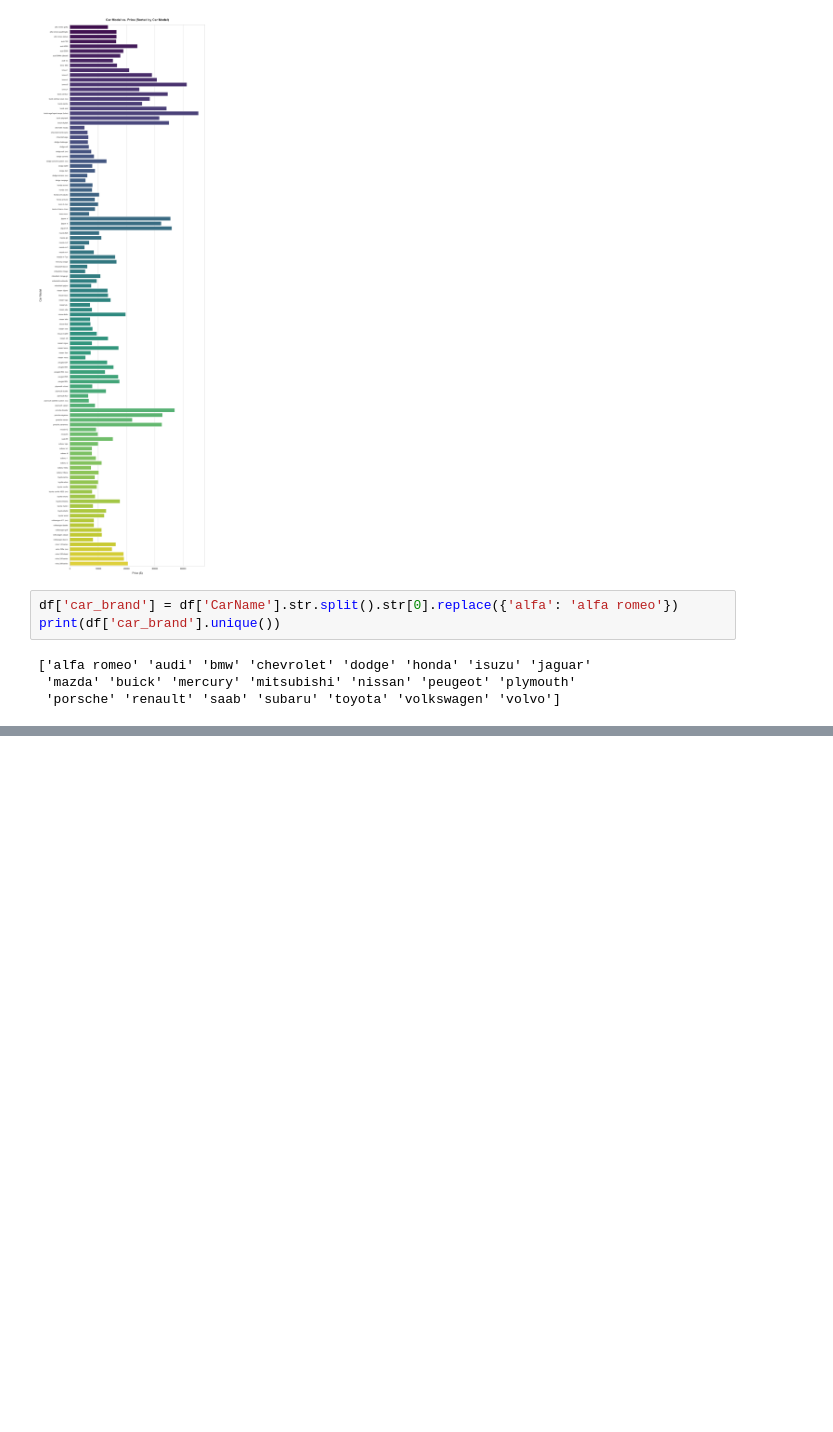
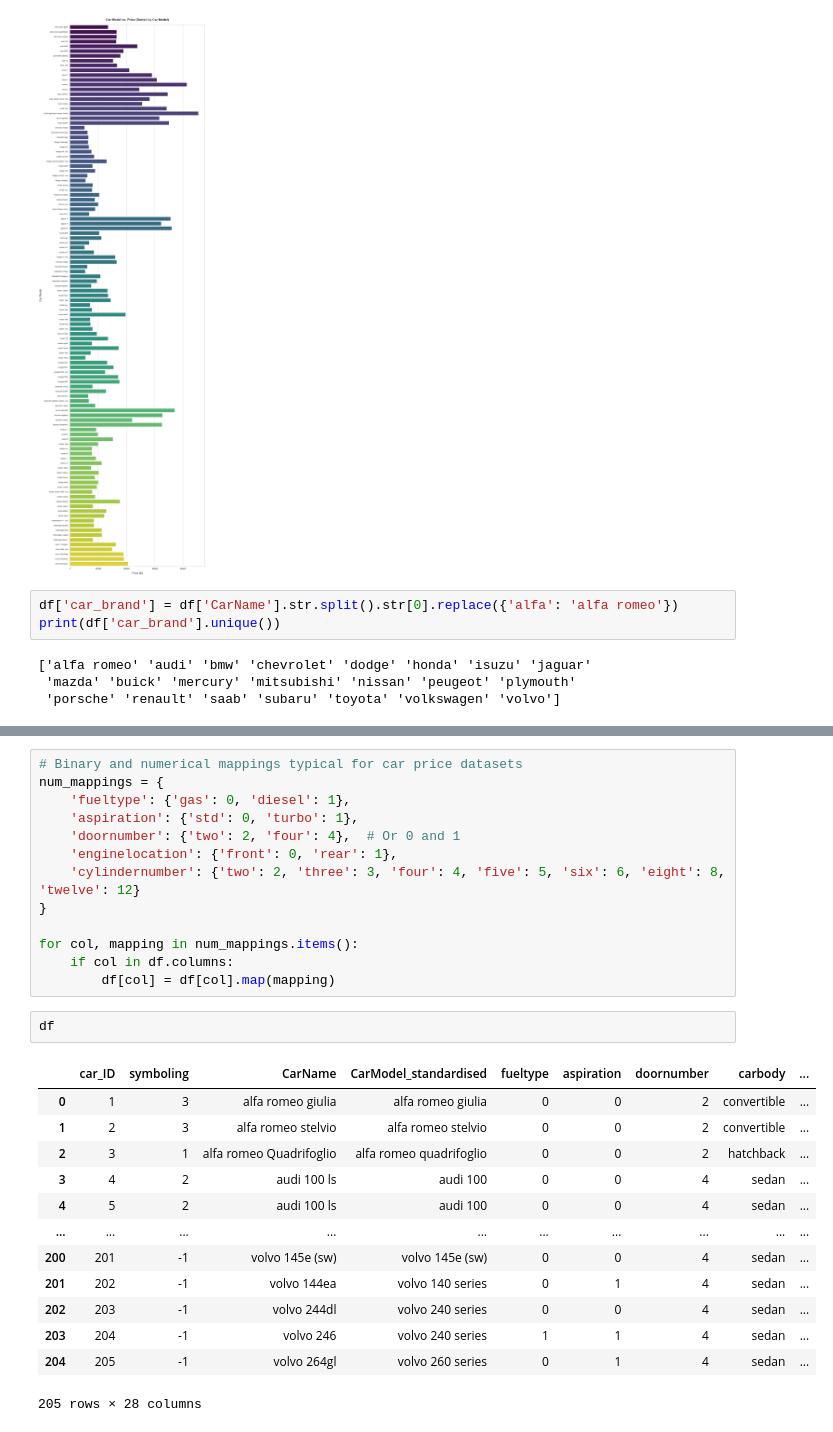
Before and after one commit to phonemes-and-speech-entrainment/Car_feature_price_analysis, a Jupyter notebook: jupyter_notebooks/car_price_etl_draft.ipynb, the cells around one changed output, grey strips where cells are left out. Saved outputs shown, nothing was run; the diff lists cells and outputs as text; blank space fills up the shorter version.

```diff
--- a/jupyter_notebooks/car_price_etl_draft.ipynb
+++ b/jupyter_notebooks/car_price_etl_draft.ipynb
@@ -442,0 +444,29 @@ fuelsystem: 8 unique values
+# %%
+# Binary and numerical mappings typical for car price datasets
+num_mappings = {
+    'fueltype': {'gas': 0, 'diesel': 1},
+    'aspiration': {'std': 0, 'turbo': 1},
+    'doornumber': {'two': 2, 'four': 4},  # Or 0 and 1
+    'enginelocation': {'front': 0, 'rear': 1},
+    'cylindernumber': {'two': 2, 'three': 3, 'four': 4, 'five': 5, 'six': 6, 'eight': 8, 'twelve': 12}
+}
+
+for col, mapping in num_mappings.items():
+    if col in df.columns:
+        df[col] = df[col].map(mapping)
+# %%
+df
+# %% [output]
+|  | car_ID | symboling | CarName | CarModel_standardised | fueltype | aspiration | doornumber | carbody | ... |
+| 0 | 1 | 3 | alfa romeo giulia | alfa romeo giulia | 0 | 0 | 2 | convertible | ... |
+| 1 | 2 | 3 | alfa romeo stelvio | alfa romeo stelvio | 0 | 0 | 2 | convertible | ... |
+| 2 | 3 | 1 | alfa romeo Quadrifoglio | alfa romeo quadrifoglio | 0 | 0 | 2 | hatchback | ... |
+| 3 | 4 | 2 | audi 100 ls | audi 100 | 0 | 0 | 4 | sedan | ... |
+| 4 | 5 | 2 | audi 100 ls | audi 100 | 0 | 0 | 4 | sedan | ... |
+| ... | ... | ... | ... | ... | ... | ... | ... | ... | ... |
+| 200 | 201 | -1 | volvo 145e (sw) | volvo 145e (sw) | 0 | 0 | 4 | sedan | ... |
+| 201 | 202 | -1 | volvo 144ea | volvo 140 series | 0 | 1 | 4 | sedan | ... |
+| 202 | 203 | -1 | volvo 244dl | volvo 240 series | 0 | 0 | 4 | sedan | ... |
+| 203 | 204 | -1 | volvo 246 | volvo 240 series | 1 | 1 | 4 | sedan | ... |
+| 204 | 205 | -1 | volvo 264gl | volvo 260 series | 0 | 1 | 4 | sedan | ... |
+205 rows × 28 columns
```
Also changed, not shown: parts of 3 cells of this notebook.
